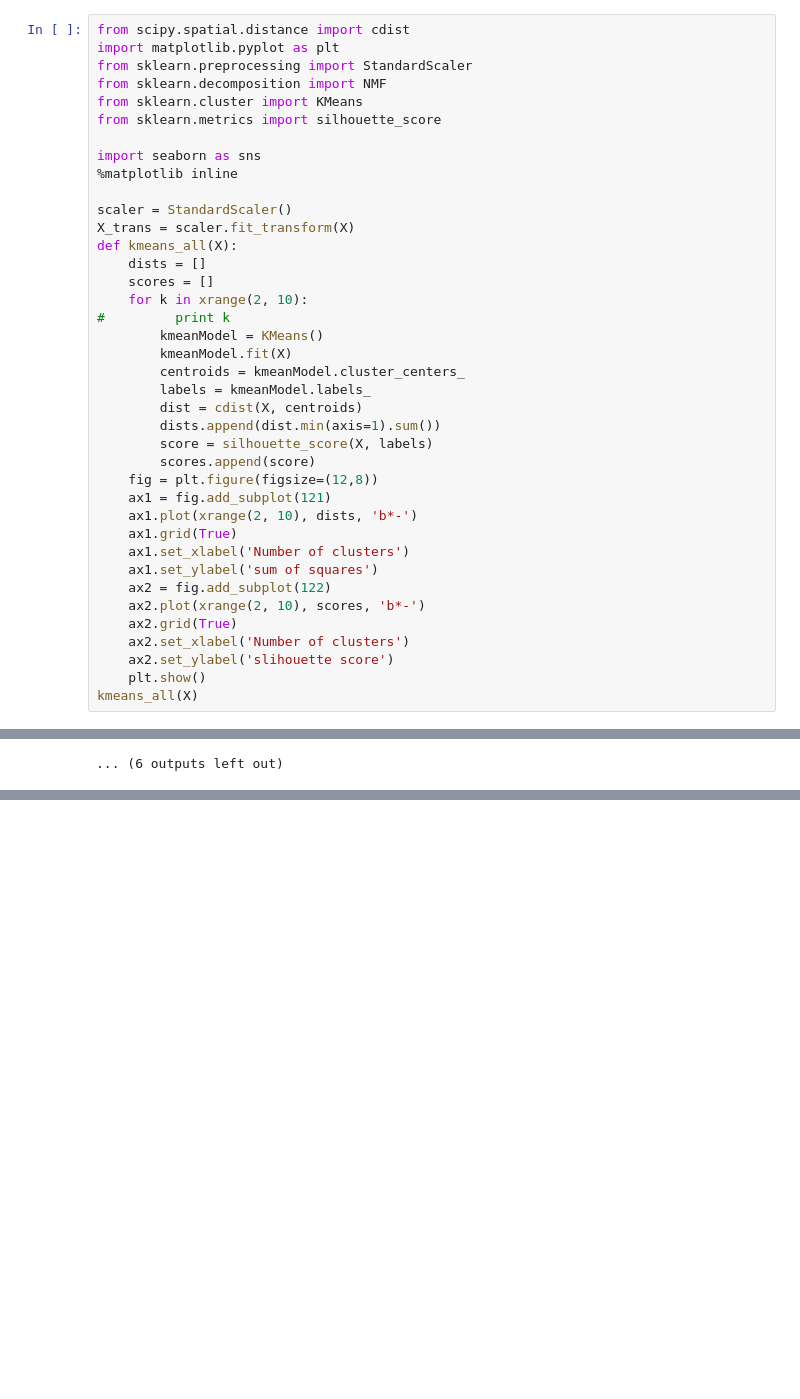
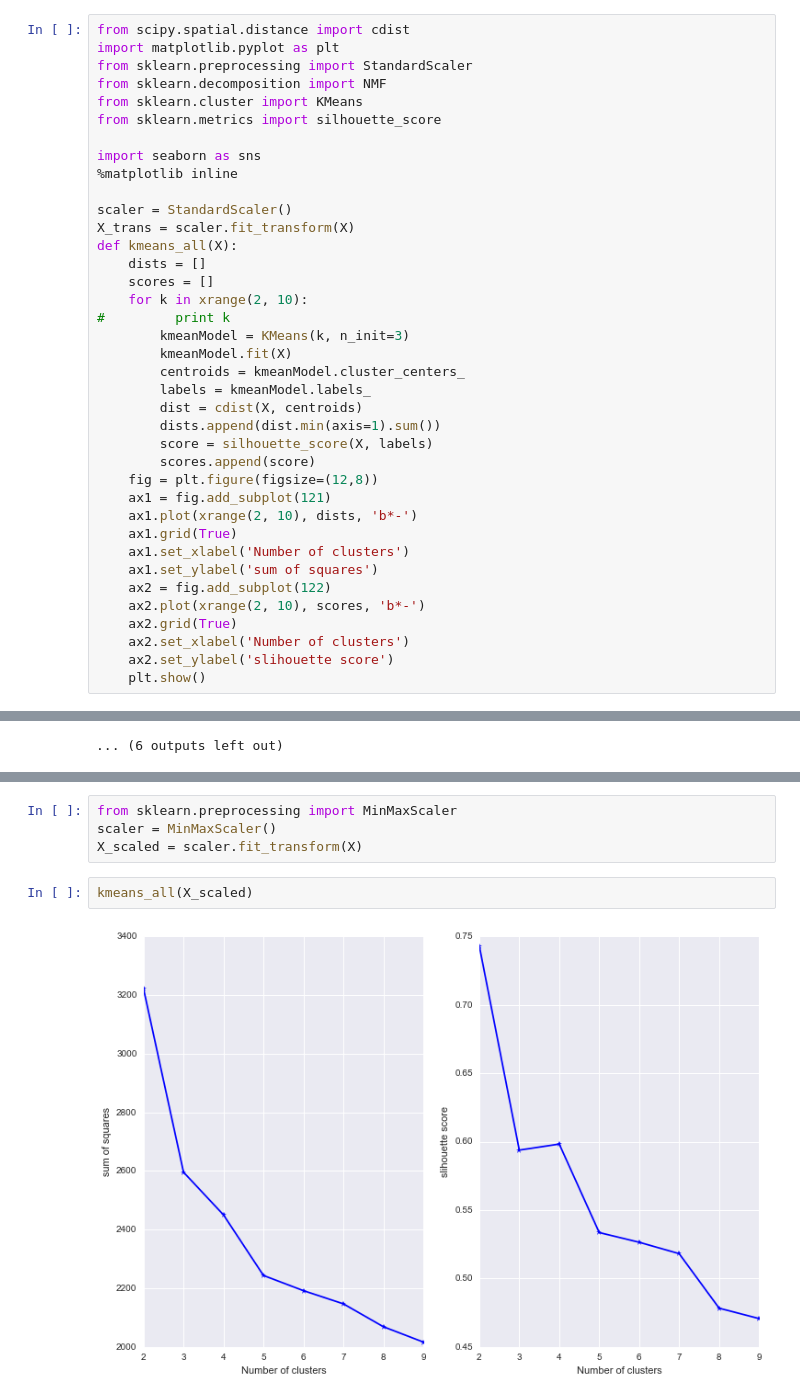
Before and after one commit to livenb/crime_prediction, a Jupyter notebook: la_test.ipynb, the cells around one changed output, grey strips where cells are left out. Cells and saved outputs as stored; diff of their text form; blank space fills up the shorter version.

```diff
--- a/la_test.ipynb
+++ b/la_test.ipynb
@@ -60,7 +60,7 @@ def kmeans_all(X):
     scores = []
     for k in xrange(2, 10):
 #         print k
-        kmeanModel = KMeans()
+        kmeanModel = KMeans(k, n_init=3)
         kmeanModel.fit(X)
         centroids = kmeanModel.cluster_centers_
         labels = kmeanModel.labels_
@@ -80,4 +80,3 @@ def kmeans_all(X):
     ax2.set_xlabel('Number of clusters')
     ax2.set_ylabel('slihouette score')
     plt.show()
-kmeans_all(X)
@@ -192,0 +222,8 @@ gaps = gap_statistic(X)
+# %%
+from sklearn.preprocessing import MinMaxScaler
+scaler = MinMaxScaler()
+X_scaled = scaler.fit_transform(X)
+# %%
+kmeans_all(X_scaled)
+# %% [output]
+[figure, added]
```
Also changed, not shown: parts of 23 cells of this notebook.
